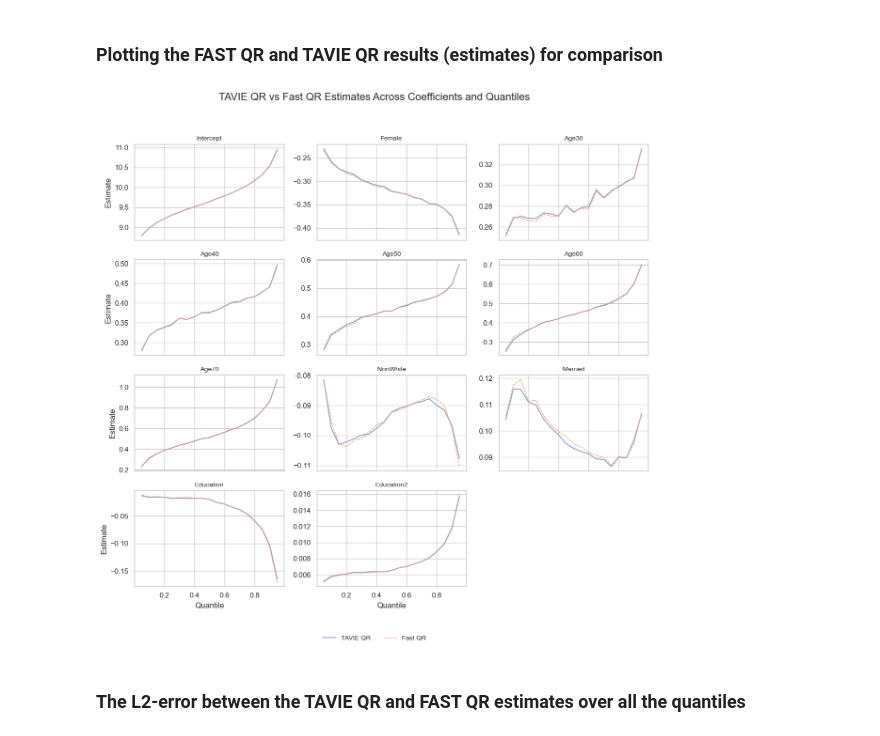
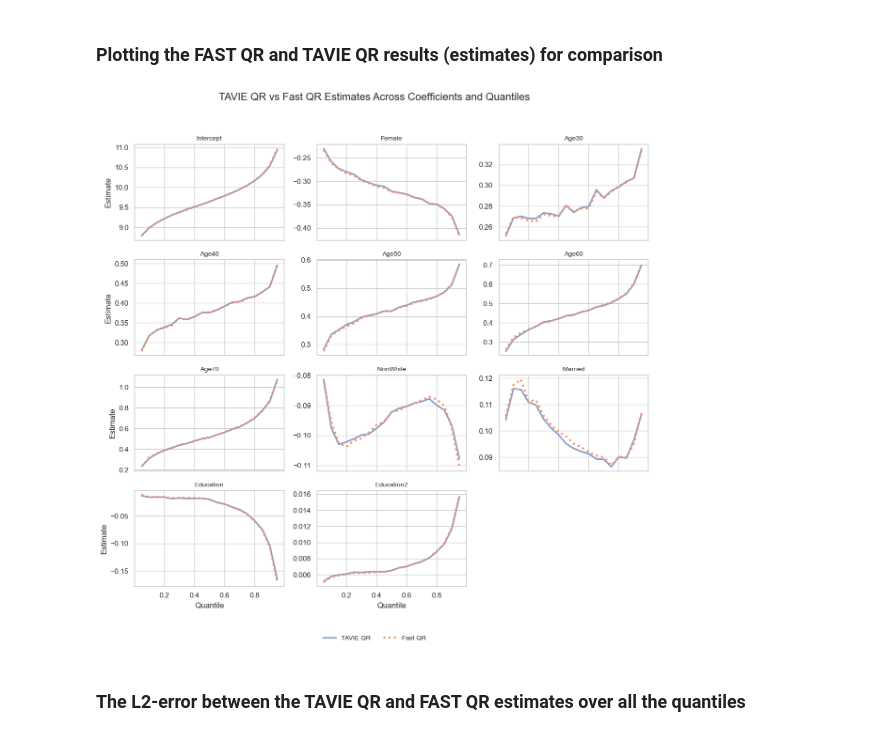
Before and after one commit to debdeepuw/TAVIE, a Jupyter notebook: census_QR_data_study.ipynb, the cells around one changed output. Cells and saved outputs as stored; diff of their text form; code cells hidden in the pictures.

```diff
--- a/census_QR_data_study.ipynb
+++ b/census_QR_data_study.ipynb
@@ -271,36 +271,36 @@ tavie_color, fastqr_color = palette[2], palette[1]
 cols = 3
 rows = (len(features) + cols - 1) // cols
 fig_static, axes_static = plt.subplots(rows, cols, figsize=(cols*4, rows*3), sharex=True, sharey=False)
 axes_static = axes_static.flatten()
 
 for i, feat in enumerate(features):
     ax = axes_static[i]
     t_vals = mus_df.loc[feat].values
     f_vals = fastqr_df.loc[feat].values
 
-    ax.plot(quant_vals, t_vals, color=tavie_color, linewidth=1.5, label="TAVIE QR")
-    ax.plot(quant_vals, f_vals, color=fastqr_color, linestyle="--", linewidth=1.0, label="Fast QR")
+    ax.plot(quant_vals, t_vals, color=tavie_color, linewidth=2.5, label="TAVIE QR")
+    ax.plot(quant_vals, f_vals, color=fastqr_color, linestyle=":", linewidth=3.0, label="Fast QR")
     ymin, ymax = t_vals.min(), t_vals.max()
     y2min, y2max = f_vals.min(), f_vals.max()
     pad = 0.05 * (max(ymax, y2max) - min(ymin, y2min))
     ax.set_ylim(min(ymin, y2min)-pad, max(ymax, y2max)+pad)
 
     ax.set_title(feat, fontsize=10)
     if i % cols == 0:
         ax.set_ylabel("Estimate")
     if i // cols == rows - 1:
         ax.set_xlabel("Quantile")
 
 for ax in axes_static[len(features):]:
     ax.axis("off")
 
 handles, labels = axes_static[0].get_legend_handles_labels()
 fig_static.legend(handles, labels, loc="lower center", ncol=2, frameon=False, fontsize=10)
 fig_static.suptitle("TAVIE QR vs Fast QR Estimates Across Coefficients and Quantiles", fontsize=16)
 plt.tight_layout(rect=[0,0.05,1,0.95])
 plt.show()
 # %% [output]
-[figure, old version]
+[figure, new version]
 # %% [markdown]
 ### The L2-error between the TAVIE QR and FAST QR estimates over all the quantiles
 # %%
```
Also changed, not shown: 1 other file.
